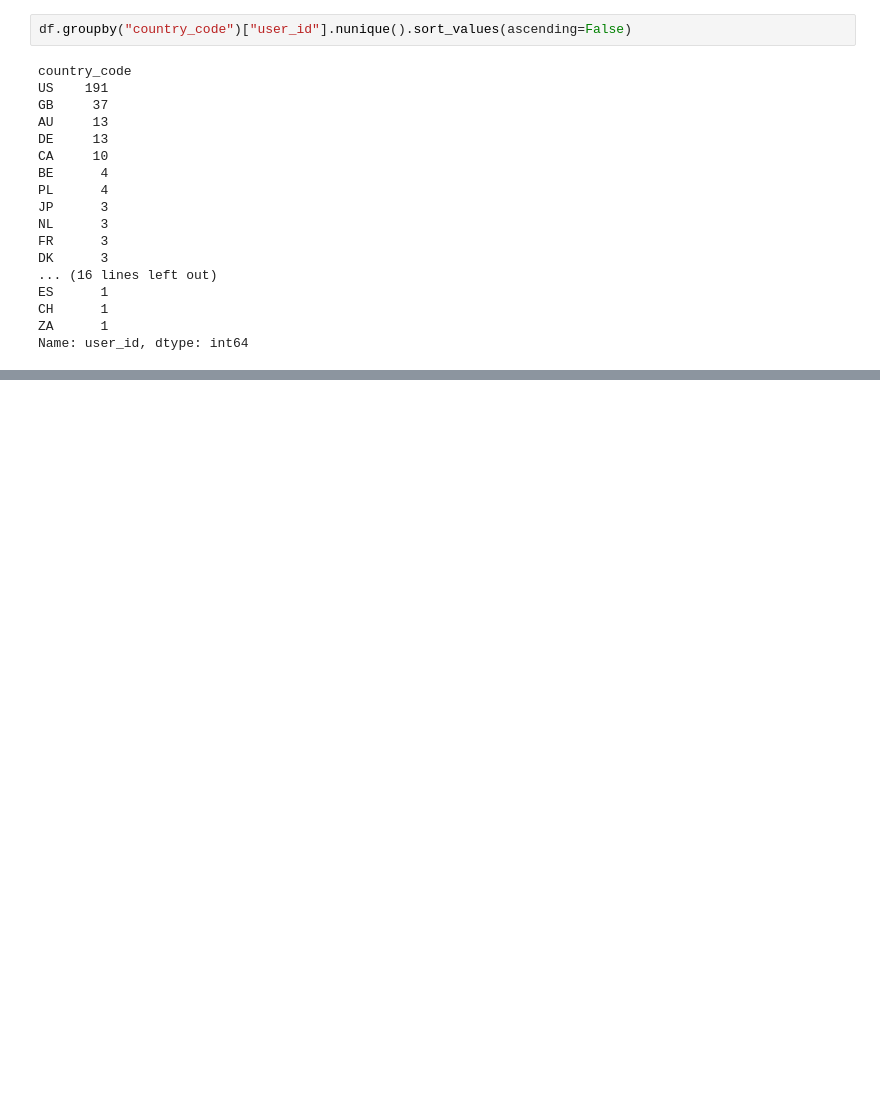
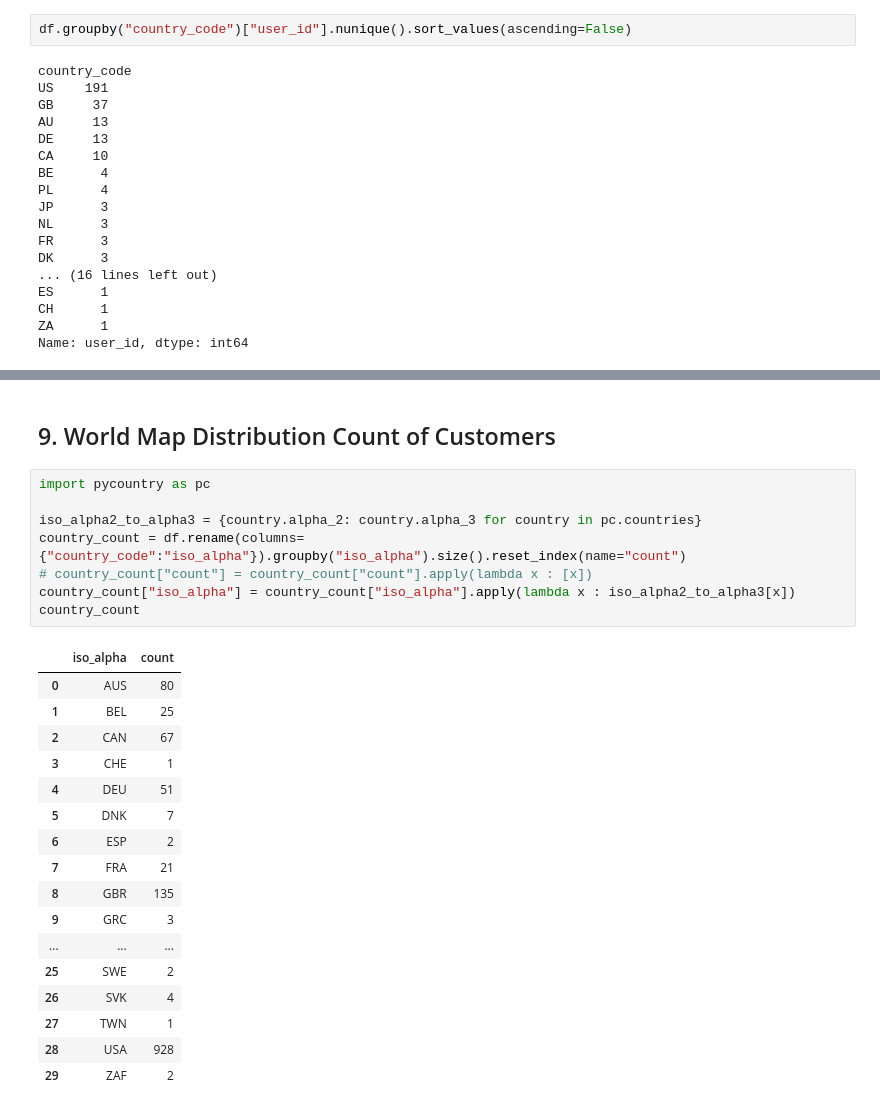
Before and after one commit to VavRe/data-mining-ut, a Jupyter notebook: HW1/Q2.ipynb, the cells around one changed output, grey strips where cells are left out. Saved outputs shown, nothing was run; the diff lists cells and outputs as text; blank space fills up the shorter version.

```diff
--- a/HW1/Q2.ipynb
+++ b/HW1/Q2.ipynb
@@ -156,0 +159,28 @@ df.groupby("country_code").mean("PriceUSD").nlargest(5,columns=["PriceUSD"])
+# %% [markdown]
+## 9. World Map Distribution Count of Customers
+# %%
+import pycountry as pc
+
+iso_alpha2_to_alpha3 = {country.alpha_2: country.alpha_3 for country in pc.countries}
+country_count = df.rename(columns={"country_code":"iso_alpha"}).groupby("iso_alpha").size().reset_index(name="count")
+# country_count["count"] = country_count["count"].apply(lambda x : [x])
+country_count["iso_alpha"] = country_count["iso_alpha"].apply(lambda x : iso_alpha2_to_alpha3[x])
+country_count
+# %% [output]
+|  | iso_alpha | count |
+| 0 | AUS | 80 |
+| 1 | BEL | 25 |
+| 2 | CAN | 67 |
+| 3 | CHE | 1 |
+| 4 | DEU | 51 |
+| 5 | DNK | 7 |
+| 6 | ESP | 2 |
+| 7 | FRA | 21 |
+| 8 | GBR | 135 |
+| 9 | GRC | 3 |
+| ... | ... | ... |
+| 25 | SWE | 2 |
+| 26 | SVK | 4 |
+| 27 | TWN | 1 |
+| 28 | USA | 928 |
+| 29 | ZAF | 2 |
```
Also changed, not shown: parts of 18 cells of this notebook.
